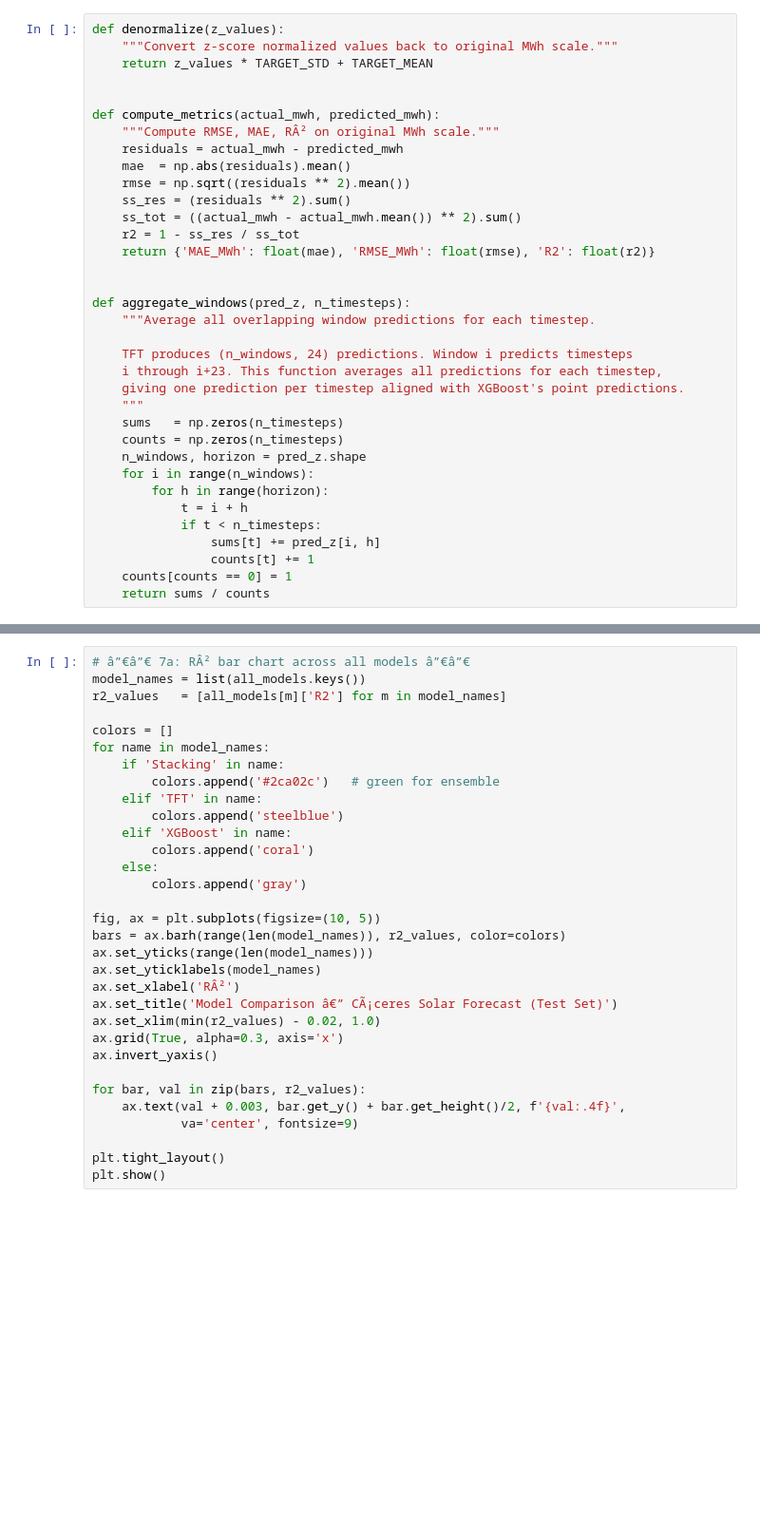
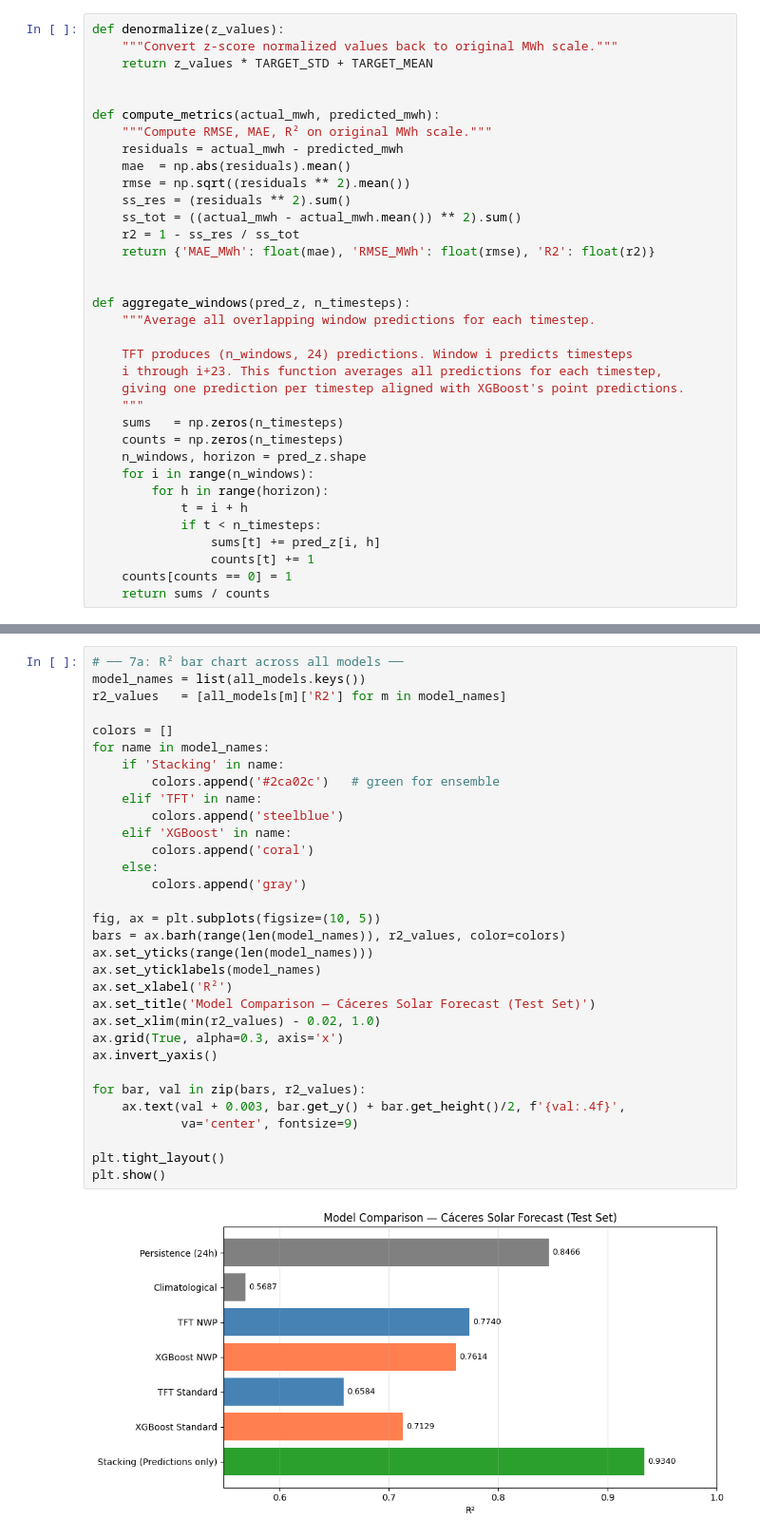
Before and after one commit to tommasozf/ML-solar-forecast, a Jupyter notebook: cadiz_analysis/8_stacking_ensemble.ipynb, the cells around one changed output, grey strips where cells are left out. Shown at 95% size. Drawn from its saved outputs; the diff is of its cells as text; blank space fills up the shorter version.

```diff
--- a/cadiz_analysis/8_stacking_ensemble.ipynb
+++ b/cadiz_analysis/8_stacking_ensemble.ipynb
@@ -88,7 +92,7 @@ def denormalize(z_values):
 
 
 def compute_metrics(actual_mwh, predicted_mwh):
-    """Compute RMSE, MAE, RÂ² on original MWh scale."""
+    """Compute RMSE, MAE, R² on original MWh scale."""
     residuals = actual_mwh - predicted_mwh
     mae  = np.abs(residuals).mean()
     rmse = np.sqrt((residuals ** 2).mean())
@@ -471,33 +565,35 @@ print(f"Improvement:          Î”RÂ² = {ensemble_metrics['R2'] - best_indivi
 # %%
-# â”€â”€ 7a: RÂ² bar chart across all models â”€â”€
+# ── 7a: R² bar chart across all models ──
 model_names = list(all_models.keys())
 r2_values   = [all_models[m]['R2'] for m in model_names]
 
 colors = []
 for name in model_names:
     if 'Stacking' in name:
         colors.append('#2ca02c')   # green for ensemble
     elif 'TFT' in name:
         colors.append('steelblue')
     elif 'XGBoost' in name:
         colors.append('coral')
     else:
         colors.append('gray')
 
 fig, ax = plt.subplots(figsize=(10, 5))
 bars = ax.barh(range(len(model_names)), r2_values, color=colors)
 ax.set_yticks(range(len(model_names)))
 ax.set_yticklabels(model_names)
-ax.set_xlabel('RÂ²')
-ax.set_title('Model Comparison â€” CÃ¡ceres Solar Forecast (Test Set)')
+ax.set_xlabel('R²')
+ax.set_title('Model Comparison — Cáceres Solar Forecast (Test Set)')
 ax.set_xlim(min(r2_values) - 0.02, 1.0)
 ax.grid(True, alpha=0.3, axis='x')
 ax.invert_yaxis()
 
 for bar, val in zip(bars, r2_values):
     ax.text(val + 0.003, bar.get_y() + bar.get_height()/2, f'{val:.4f}',
             va='center', fontsize=9)
 
 plt.tight_layout()
 plt.show()
+# %% [output]
+[figure, added]
 # %%
```
Also changed, not shown: parts of 26 cells of this notebook, 1 other file.
